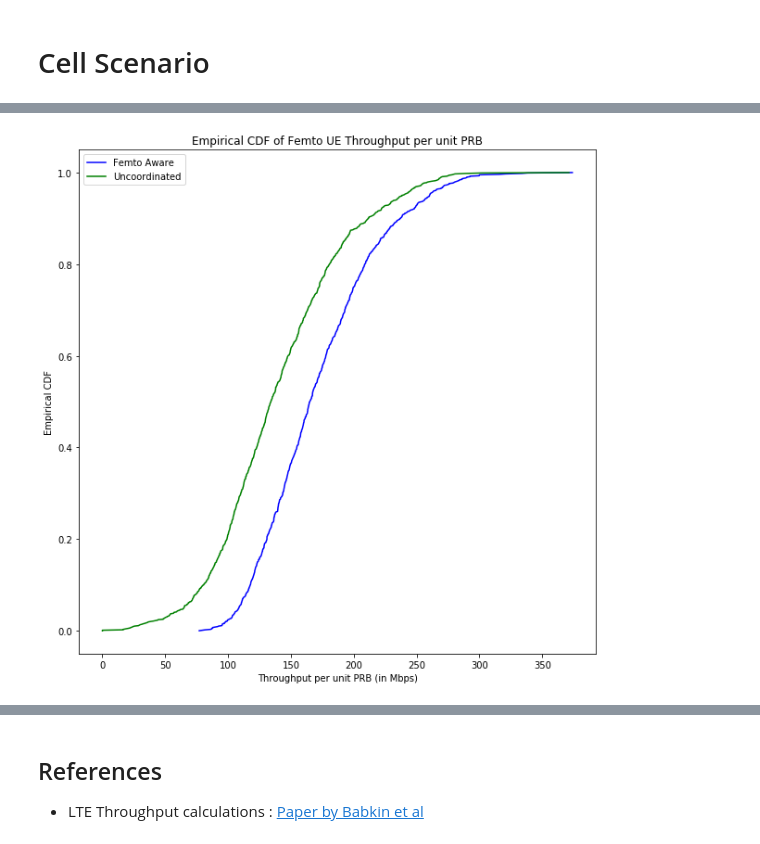
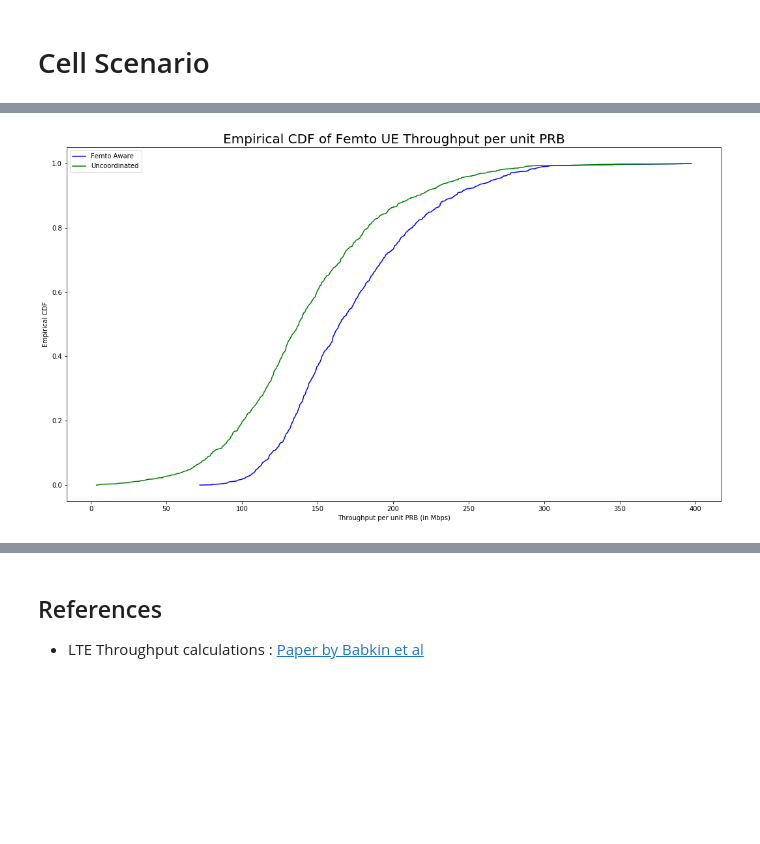
Before and after one commit to Agrim9/OFDMA_Femtocells, a Jupyter notebook: OFDMA FemtoCells.ipynb, the cells around one changed output, grey strips where cells are left out. Cells and saved outputs as stored; diff of their text form; code cells hidden in the pictures; blank space fills up the shorter version.

```diff
--- a/OFDMA FemtoCells.ipynb
+++ b/OFDMA FemtoCells.ipynb
@@ -187,37 +187,39 @@ def femtocell_aware_sched(num_sim):
                                 ],axis=0)
         norm_interference_pow=np.sum([(Rxed_Pow_watt[i]/N_subcarrier_macro)*np.random.lognormal(0, 10**(fading_const/10),32)*get_chan_params(False,False)[0:32] if i>4 else\
                                 (Rxed_Pow_watt[i]/N_subcarrier_macro)*np.random.lognormal(0, 10**(fading_const/10),32)*get_chan_params(False,True)[0:32]
                                 for i in range(1,7)
                                 ],axis=0)
 
         noise_per_subC=10**((-174-30)/10)*(1e6/64)
         #noise_per_subC=0
         #print(noise_per_subC)
         SINR_norm=10*np.log10((signal_pow/(norm_interference_pow+noise_per_subC))/10)
         SINR_aware=10*np.log10((signal_pow/(aware_interference_pow+noise_per_subC))/10)
         avg_CQI_norm[sim_index]=np.sum([np.log2(1+norm_SINR) if norm_SINR>0 else 0 for norm_SINR in SINR_norm])/32
         avg_CQI_aware[sim_index]=np.sum([np.log2(1+aware_SINR) if aware_SINR>0 else 0 for aware_SINR in SINR_aware])/32
         CQI_norm=np.rint([np.log2(1+norm_SINR) if norm_SINR>0 else 0 for norm_SINR in SINR_norm])
         CQI_aware=np.rint([np.log2(1+aware_SINR) if aware_SINR>0 else 0 for aware_SINR in SINR_aware])
         #print(SINR_norm)
         #print(SINR_aware)
         norm_rate[sim_index]=np.sum([CQI_v_Rate[int(norm_CQI)-1] \
                                      if(norm_CQI>0) else 0 for norm_CQI in CQI_norm])
         aware_rate[sim_index]=np.sum([CQI_v_Rate[int(aware_CQI)-1] \
                                       if(aware_CQI>0) else 0 for aware_CQI in CQI_aware])
 
     return norm_rate,aware_rate,avg_CQI_norm,avg_CQI_aware
 
 norm_rate,aware_rate,avg_CQI_norm,avg_CQI_aware=femtocell_aware_sched(1000)
-plt.title("Empirical CDF of Femto UE Throughput per unit PRB")
-plt.ylabel("Empirical CDF")
-plt.xlabel("Throughput per unit PRB (in Mbps)")
+plt.rcParams["figure.figsize"] = (18,10)
+
+plt.title("Empirical CDF of Femto UE Throughput per unit PRB",fontsize=20)
+plt.ylabel("Empirical CDF",fontsize=10)
+plt.xlabel("Throughput per unit PRB (in Mbps)",fontsize=10)
 CDF(aware_rate,'b',"Femto Aware")
 CDF(norm_rate,'g',"Uncoordinated")
 plt.legend()
 plt.show()
 # %% [output]
-[figure, old version]
+[figure, new version]
 # %%
 def mult_bound_pts(num_sim,num_pts):
     norm_rate=np.zeros(num_pts)
```
Also changed, not shown: parts of 2 cells of this notebook, 3 other files.
